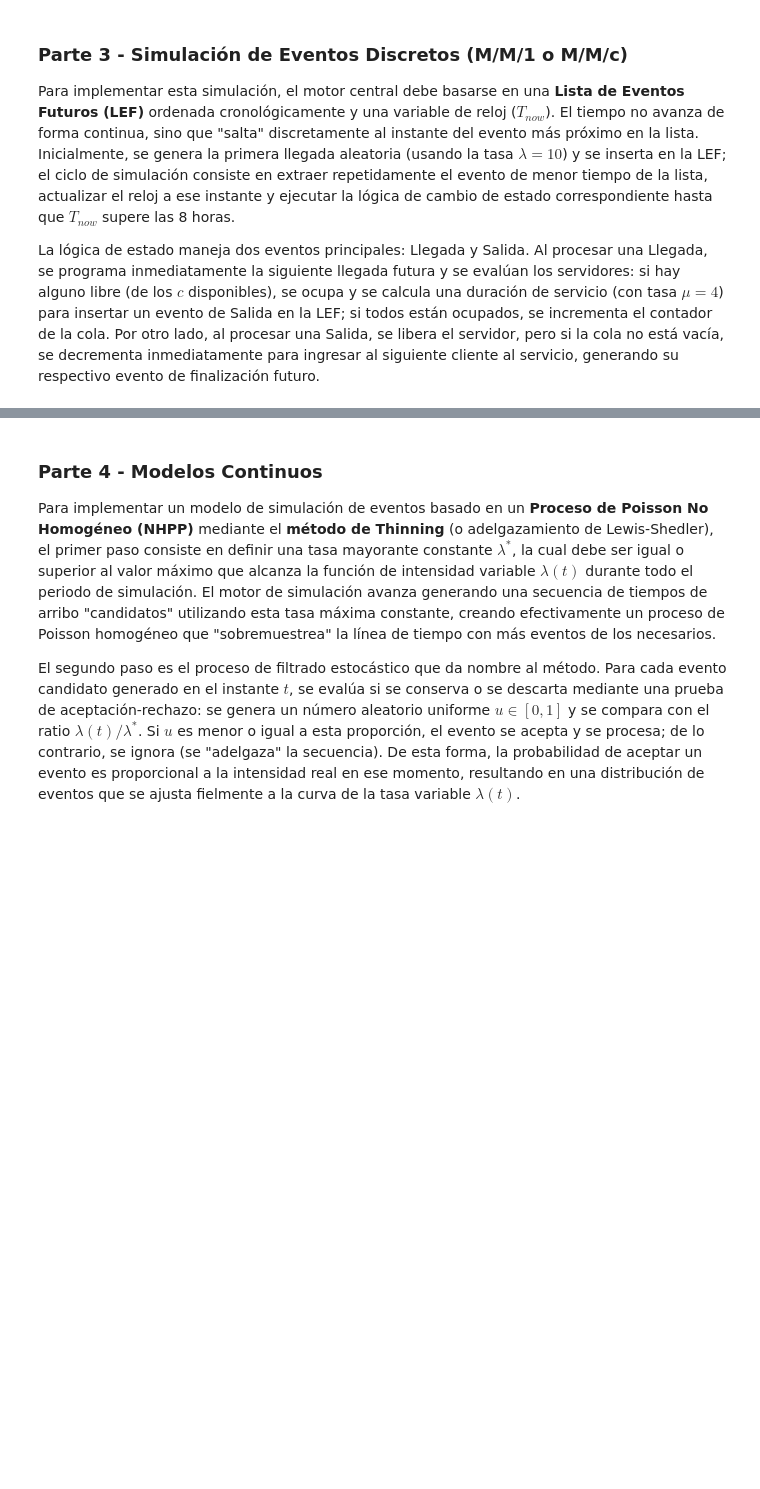
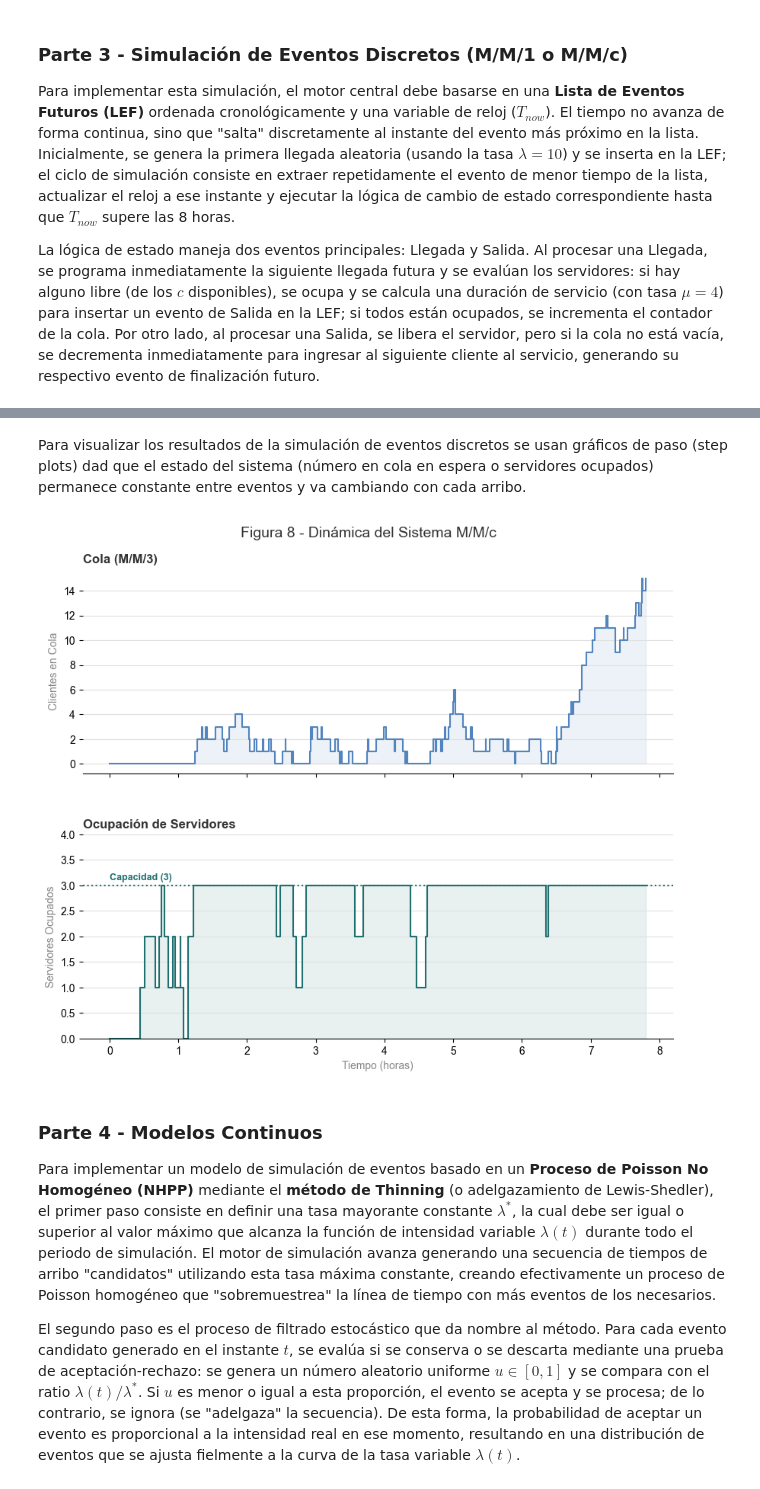
Before and after one commit to georgsmeinung/tpi-simulacion, a Jupyter notebook: tpi-simulation-in-data-science.ipynb, the cells around one changed output, grey strips where cells are left out. Cells and saved outputs as stored; diff of their text form; code cells hidden in the pictures; blank space fills up the shorter version.

```diff
--- a/tpi-simulation-in-data-science.ipynb
+++ b/tpi-simulation-in-data-science.ipynb
@@ -1130,0 +1169,12 @@ mi_simulacion.graficar_historial()
+# %%
+# Configurar la simulación (8 horas, lambda=10, mu=4, c=3)
+random.seed(rnd_seed)
+
+sim = SimulacionMMC_Core(
+    tiempo_max=8,
+    tasa_llegada=10,  # Lambda
+    tasa_servicio=4,  # Mu
+    n_servidores=3    # c
+)
+
+datos = sim.correr()
@@ -1131,3 +1212,64 @@ mi_simulacion.graficar_historial()
+# %% [markdown]
+Para visualizar los resultados de la simulación de eventos discretos se usan gráficos de paso (step plots) dad que el estado del sistema (número en cola en espera o servidores ocupados) permanece constante entre eventos y va cambiando con cada arribo.
+# %%
+# Figura 8 - Dinámica del Sistema M/M/C
+def graficar_resultados_mmc(resultados):
+    historia = resultados["historia"]
+    capacidad = resultados["capacidad"]
+
+    # Desempaquetar datos
+    tiempos = [d[0] for d in historia]
+    n_cola = [d[1] for d in historia]
+    n_ocupados = [d[2] for d in historia]
+
+    fig, (ax1, ax2) = plt.subplots(
+        2, 1, figsize=(10, 8), sharex=True
+    )
+
+    # --- Gráfico 1: Evolución de la Cola ---
+    ax1.step(tiempos, n_cola, where='post',
+             color=COLOR_AZUL, linewidth=1.5)
+    ax1.fill_between(tiempos, n_cola, step='post',
+                     alpha=0.1, color=COLOR_AZUL)
+
+    # Estilo Ax1
+    for s in ['top', 'right', 'left']:
+        ax1.spines[s].set_visible(False)
+    ax1.grid(axis='y', color=COLOR_GRIS_CLARO)
+    ax1.set_ylabel('Clientes en Cola', color=COLOR_GRIS_OSCURO)
+    ax1.set_title(f'Cola (M/M/{capacidad})',
+                  loc='left', color=COLOR_TITULO, fontweight='bold')
+
+    # --- Gráfico 2: Uso de Servidores ---
+    ax2.step(tiempos, n_ocupados, where='post',
+             color=COLOR_VERDE, linewidth=1.5)
+    ax2.fill_between(tiempos, n_ocupados, step='post',
+                     alpha=0.1, color=COLOR_VERDE)
+
+    # Línea de capacidad
+    ax2.axhline(y=capacidad, color=COLOR_VERDE, linestyle=':')
+    ax2.text(0, capacidad + 0.1, f"Capacidad ({capacidad})",
+             color=COLOR_VERDE, fontweight='bold', fontsize=9)
+
+    # Estilo Ax2
+    for s in ['top', 'right', 'left']:
+        ax2.spines[s].set_visible(False)
+    ax2.grid(axis='y', color=COLOR_GRIS_CLARO)
+    ax2.set_ylabel('Servidores Ocupados', color=COLOR_GRIS_OSCURO)
+    ax2.set_xlabel('Tiempo (horas)', color=COLOR_GRIS_OSCURO)
+    ax2.set_title('Ocupación de Servidores',
+                  loc='left', color=COLOR_TITULO, fontweight='bold')
+    ax2.set_ylim(0, capacidad + 1)
+
+    plt.suptitle("Figura 8 - Dinámica del Sistema M/M/c",
+                 y=0.95, fontsize=14, color=COLOR_TITULO)
+    plt.subplots_adjust(hspace=0.3)
+    plt.show()
+
+# 2. Generar Gráficos
+graficar_resultados_mmc(datos)
+# %% [output]
+[figure, added]
 # %% [markdown]
 ### Parte 4 - Modelos Continuos
 
```
Also changed, not shown: parts of 84 cells of this notebook, 1 other file.
